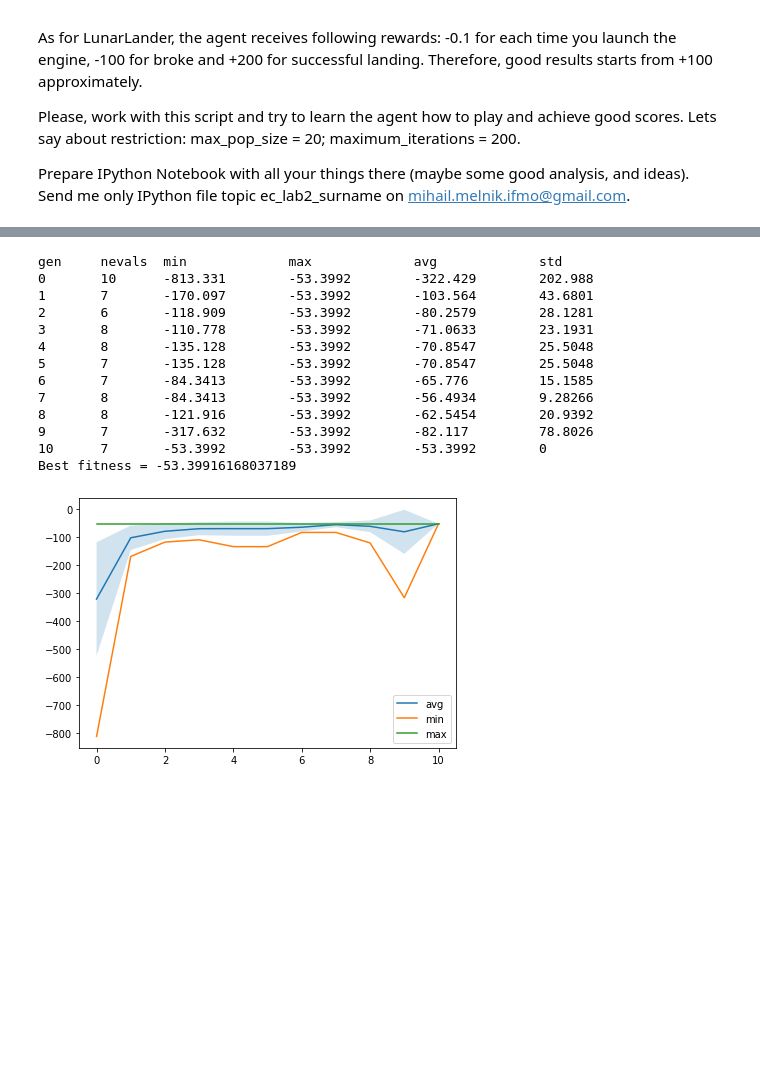
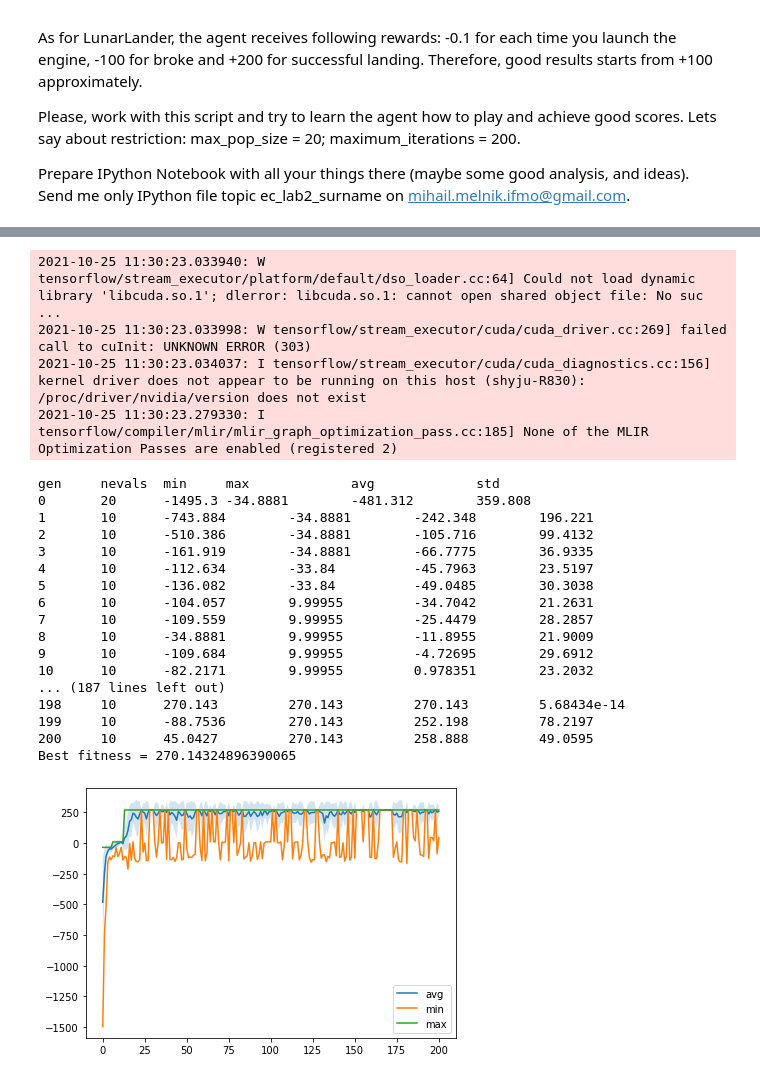
Before and after one commit to skozh/EC_ITMO, a Jupyter notebook: ec_lab2.ipynb, the cells around one changed output, grey strips where cells are left out. Cells and saved outputs as stored; diff of their text form; code cells hidden in the pictures; blank space fills up the shorter version.

```diff
--- a/ec_lab2.ipynb
+++ b/ec_lab2.ipynb
@@ -32,10 +35,11 @@ class RL_ga_experiment:
         individual = list()
         for i in range(len(self.params)):
             if i % 2 == 0:
-                individual.append(rnd.normal(0.1, 0.3, size=self.params[i].shape))
+                individual.append(rnd.normal(0.1, 0.2, size=self.params[i].shape))
             else:
                 individual.append(np.zeros(shape=self.params[i].shape))
         return creator.Individual(individual)
+
 
     def mutation(self, individual):
         for i in range(len(individual)):
@@ -44,7 +48,6 @@ class RL_ga_experiment:
                     for k in range(len(individual[i][j])):
                         if rnd.random() < 0.15:
                             individual[i][j] += rnd.normal(0.0, 0.2)
-
         return individual,
 
 
@@ -68,6 +71,7 @@ class RL_ga_experiment:
         c2.append(deepcopy(p2[5]))  # zero
 
         return creator.Individual(c1), creator.Individual(c2)
+
 
     def __init__(self, input_dim, l1, l2, output_dim, pop_size, iterations):
         self.input_dim = input_dim
@@ -94,6 +98,7 @@ class RL_ga_experiment:
         self.engine.register('evaluate', self.fitness)
         self.render = False
 
+
     def compare(self, ind1, ind2):
         result = True
         for i in range(len(ind1)):
@@ -102,8 +107,8 @@ class RL_ga_experiment:
                     for k in range(len(ind1[i][j])):
                         if ind1[i][j][k] != ind2[i][j][k]:
                             return False
+        return result
 
-        return result
 
     def run(self):
         pop = self.engine.population()
@@ -114,7 +119,7 @@ class RL_ga_experiment:
         stats.register('avg', np.mean)
         stats.register('std', np.std)
 
-        pop, log = eaMuPlusLambda(pop, self.engine, mu=self.pop_size, lambda_=int(0.8 * self.pop_size), cxpb=0.4, mutpb=0.4,
+        pop, log = eaMuPlusLambda(pop, self.engine, mu=self.pop_size, lambda_=int(0.5 * self.pop_size), cxpb=0.9, mutpb=0.9,
                                   ngen=self.iterations, verbose=True, halloffame=hof, stats=stats)
         best = hof[0]
         print("Best fitness = {}".format(best.fitness.values[0]))
@@ -129,6 +134,7 @@ class RL_ga_experiment:
         model.add(Dense(self.output_dim, activation='softmax'))
         model.compile(optimizer='adam', loss='mse')
         return model
+
 
     def fitness(self, individual):
         self.model.set_weights(individual)
@@ -151,40 +157,48 @@ class RL_ga_experiment:
 # %%
 if __name__ == '__main__':
     # config for CartPole
     # input_dim = 4
     # l1 = 20
     # l2 = 12
     # output_dim = 2
 
     # todo config for Lunar Lander
     input_dim = 8
-    l1 = 64
-    l2 = 16
+    l1 = 128
+    l2 = 90
     output_dim = 4
 
-    pop_size = 10
-    iterations = 10
+    pop_size = 20
+    iterations = 200
 
     exp = RL_ga_experiment(input_dim, l1, l2, output_dim, pop_size, iterations)
     exp.render = False
     log, best = exp.run()
 
     draw_log(log)
     exp.render = True
-    for _ in range(100):
+    for _ in range(10):
         exp.fitness(best)
 # %% [output]
-gen     nevals  min             max             avg             std
-0       10      -813.331        -53.3992        -322.429        202.988
-1       7       -170.097        -53.3992        -103.564        43.6801
-2       6       -118.909        -53.3992        -80.2579        28.1281
-3       8       -110.778        -53.3992        -71.0633        23.1931
-4       8       -135.128        -53.3992        -70.8547        25.5048
-5       7       -135.128        -53.3992        -70.8547        25.5048
-6       7       -84.3413        -53.3992        -65.776         15.1585
-7       8       -84.3413        -53.3992        -56.4934        9.28266
-8       8       -121.916        -53.3992        -62.5454        20.9392
-9       7       -317.632        -53.3992        -82.117         78.8026
-10      7       -53.3992        -53.3992        -53.3992        0
-Best fitness = -53.39916168037189
+2021-10-25 11:30:23.033940: W tensorflow/stream_executor/platform/default/dso_loader.cc:64] Could not load dynamic library 'libcuda.so.1'; dlerror: libcuda.so.1: cannot open shared object file: No suc ...
+2021-10-25 11:30:23.033998: W tensorflow/stream_executor/cuda/cuda_driver.cc:269] failed call to cuInit: UNKNOWN ERROR (303)
+2021-10-25 11:30:23.034037: I tensorflow/stream_executor/cuda/cuda_diagnostics.cc:156] kernel driver does not appear to be running on this host (shyju-R830): /proc/driver/nvidia/version does not exist
+2021-10-25 11:30:23.279330: I tensorflow/compiler/mlir/mlir_graph_optimization_pass.cc:185] None of the MLIR Optimization Passes are enabled (registered 2)
+gen     nevals  min     max             avg             std
+0       20      -1495.3 -34.8881        -481.312        359.808
+1       10      -743.884        -34.8881        -242.348        196.221
+2       10      -510.386        -34.8881        -105.716        99.4132
+3       10      -161.919        -34.8881        -66.7775        36.9335
+4       10      -112.634        -33.84          -45.7963        23.5197
+5       10      -136.082        -33.84          -49.0485        30.3038
+6       10      -104.057        9.99955         -34.7042        21.2631
+7       10      -109.559        9.99955         -25.4479        28.2857
+8       10      -34.8881        9.99955         -11.8955        21.9009
+9       10      -109.684        9.99955         -4.72695        29.6912
+10      10      -82.2171        9.99955         0.978351        23.2032
+... (187 lines left out)
+198     10      270.143         270.143         270.143         5.68434e-14
+199     10      -88.7536        270.143         252.198         78.2197
+200     10      45.0427         270.143         258.888         49.0595
+Best fitness = 270.14324896390065
-[figure, old version]
+[figure, new version]
```
Also changed, not shown: parts of 1 cell of this notebook.
